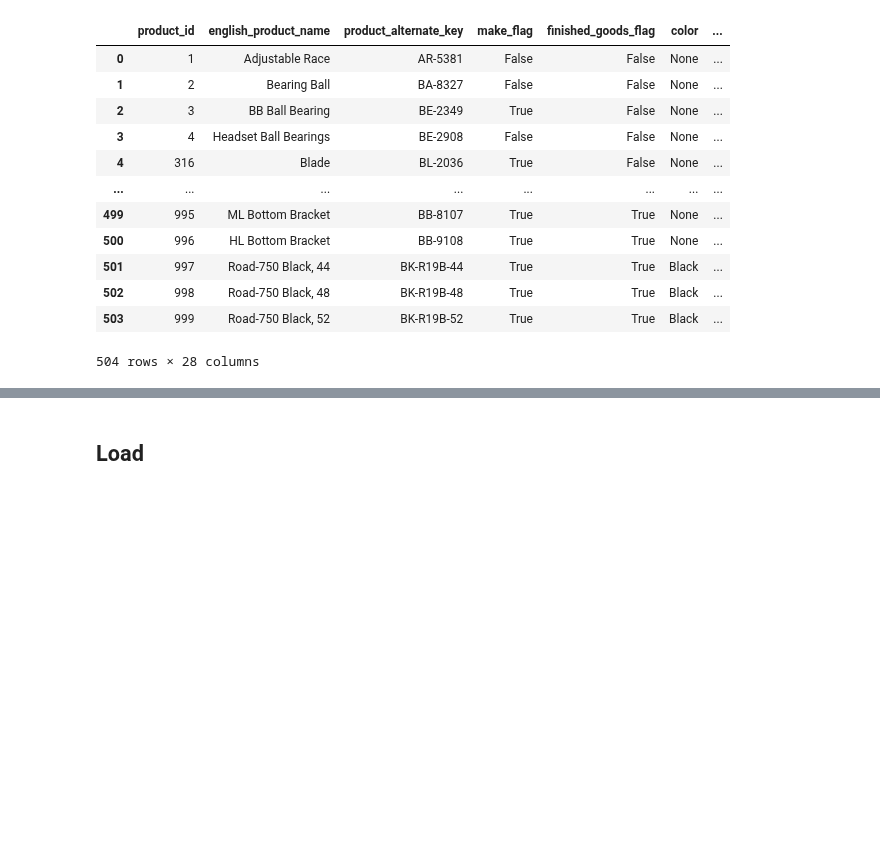
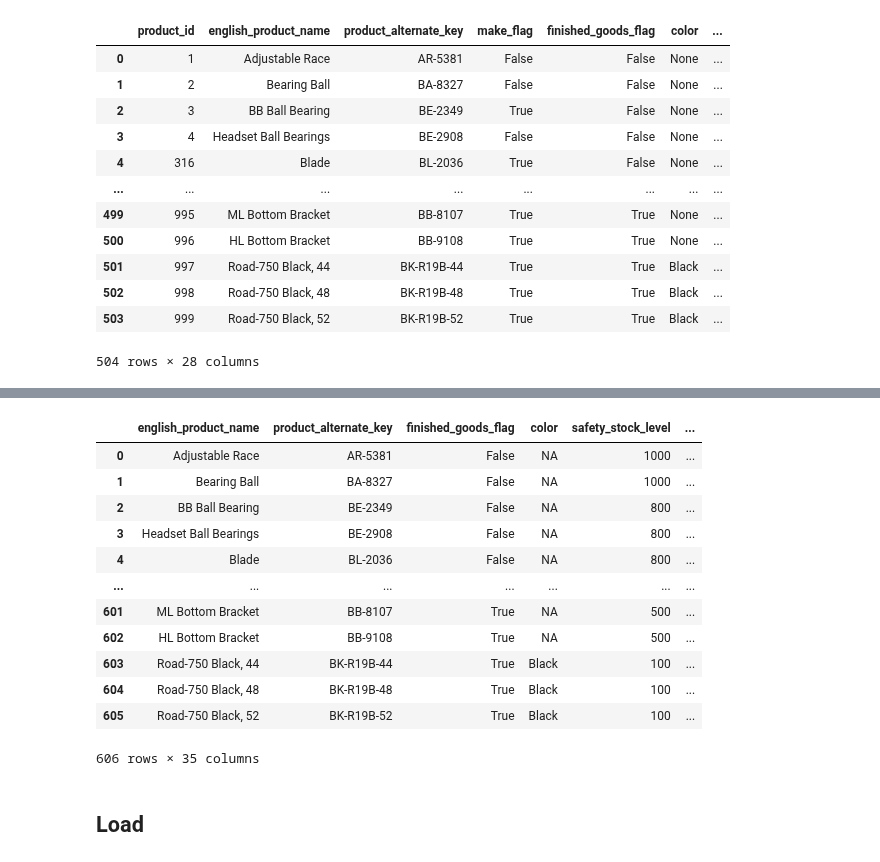
Before and after one commit to andresmg42/AdventureWorks2022ETL, a Jupyter notebook: notebooks/etl_dim_product.ipynb, the cells around one changed output, grey strips where cells are left out. Saved outputs shown, nothing was run; the diff lists cells and outputs as text; code cells hidden in the pictures; blank space fills up the shorter version.

```diff
--- a/notebooks/etl_dim_product.ipynb
+++ b/notebooks/etl_dim_product.ipynb
@@ -5,3 +6,3 @@ import numpy as np
 # %%
 #connection
-co_oltp,etl_conn,etl_conn_or=connect('production')
+co_oltp,etl_conn,etl_conn_or=connect()
@@ -299,10 +300,26 @@ dim_product=dim_product.drop(['product_id','make_flag','product_model_id','disco
 # %%
 # convert null to 'NA' in color and replace 'nan' objects
 
 # dim_product_olap['color'].unique()
 
 dim_product['color']=dim_product['color'].apply(lambda x:'NA' if pd.isna(x) else x)
 dim_product = dim_product.replace({'nan':None})
+
+dim_product
+# %% [output]
+|  | english_product_name | product_alternate_key | finished_goods_flag | color | safety_stock_level | ... |
+| 0 | Adjustable Race | AR-5381 | False | NA | 1000 | ... |
+| 1 | Bearing Ball | BA-8327 | False | NA | 1000 | ... |
+| 2 | BB Ball Bearing | BE-2349 | False | NA | 800 | ... |
+| 3 | Headset Ball Bearings | BE-2908 | False | NA | 800 | ... |
+| 4 | Blade | BL-2036 | False | NA | 800 | ... |
+| ... | ... | ... | ... | ... | ... | ... |
+| 601 | ML Bottom Bracket | BB-8107 | True | NA | 500 | ... |
+| 602 | HL Bottom Bracket | BB-9108 | True | NA | 500 | ... |
+| 603 | Road-750 Black, 44 | BK-R19B-44 | True | Black | 100 | ... |
+| 604 | Road-750 Black, 48 | BK-R19B-48 | True | Black | 100 | ... |
+| 605 | Road-750 Black, 52 | BK-R19B-52 | True | Black | 100 | ... |
+606 rows × 35 columns
 # %% [markdown]
 ## Load
 # %%
```
Also changed, not shown: parts of 4 cells of this notebook, 4 other files.
